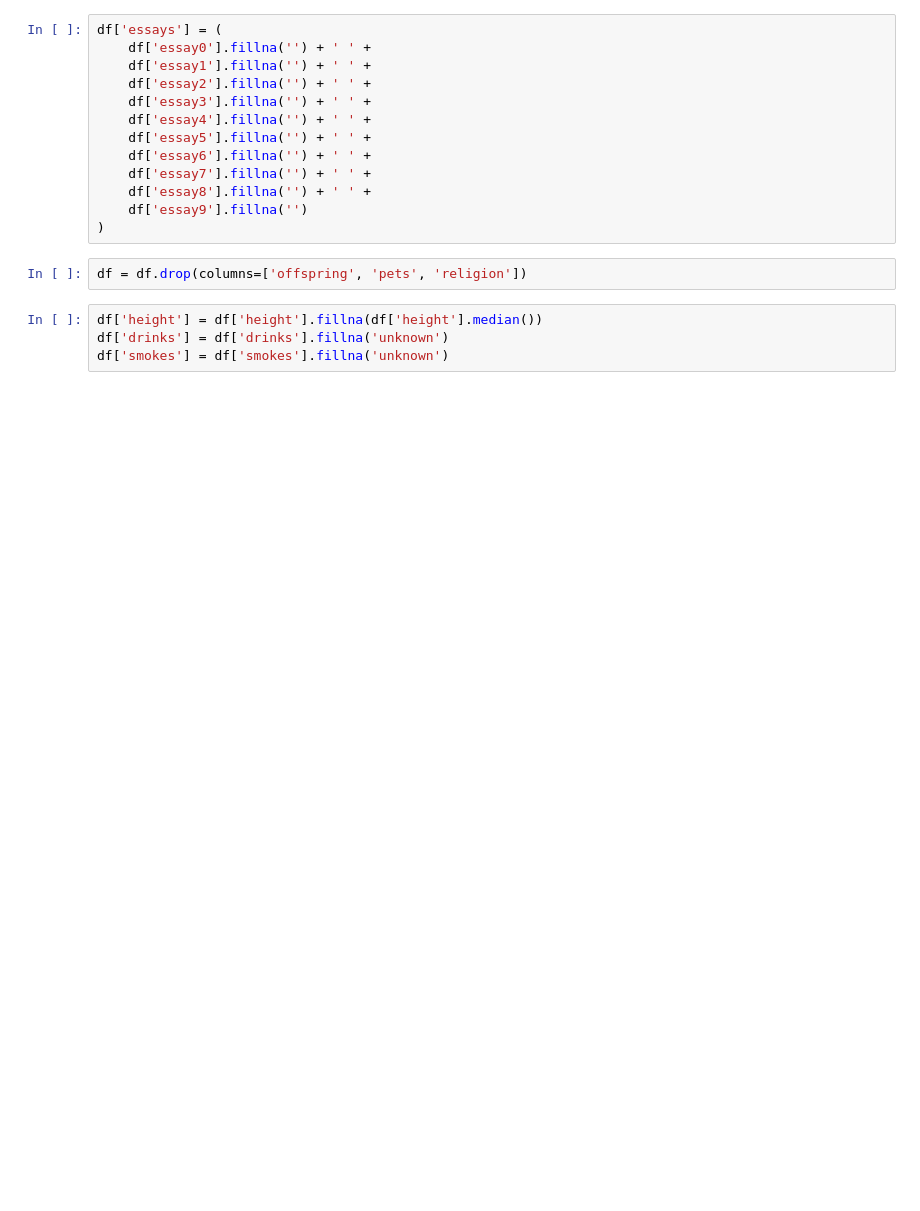
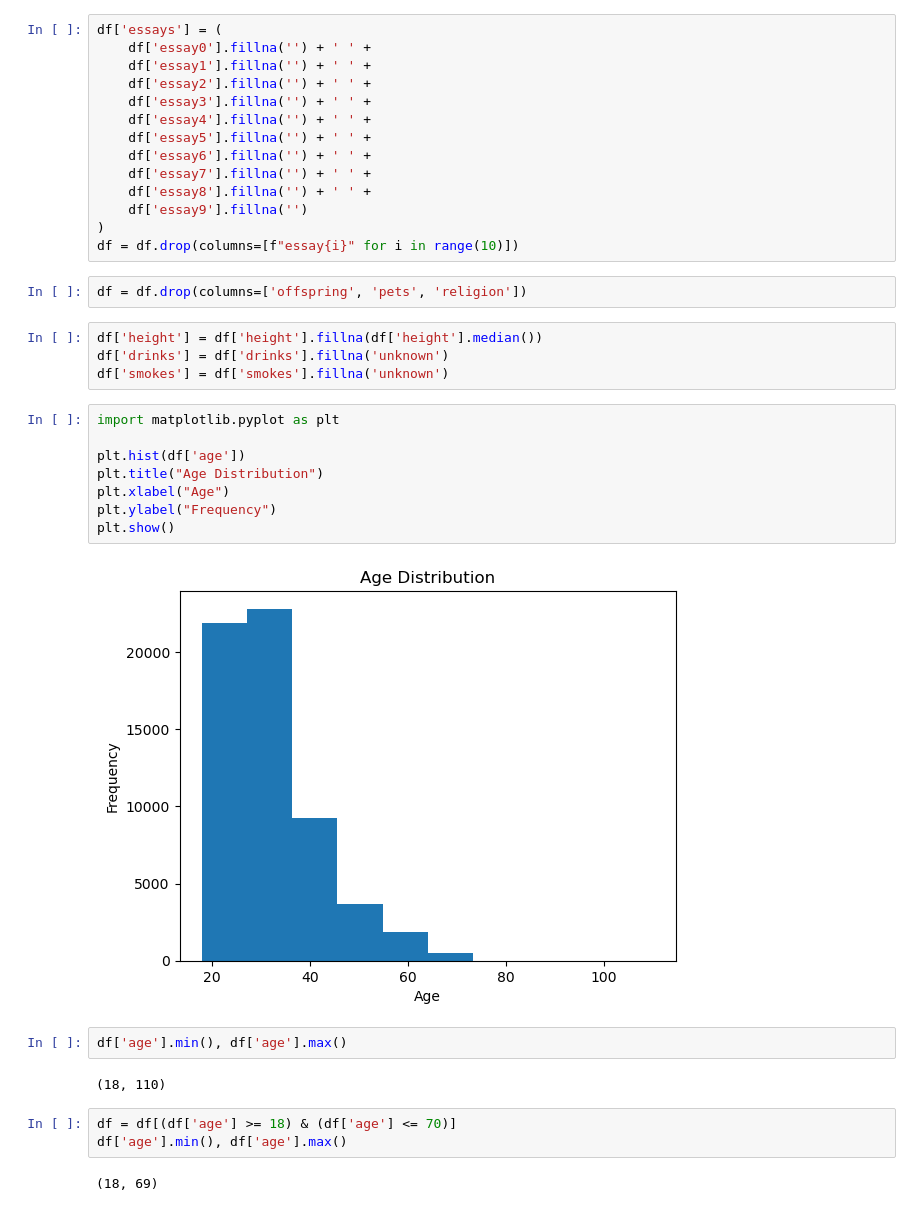
Before and after one commit to KhodorRifaii/MatchMakerAI, a Jupyter notebook: MatchMakerAI.ipynb, the cells around one changed output. Saved outputs shown, nothing was run; the diff lists cells and outputs as text; blank space fills up the shorter version.

```diff
--- a/MatchMakerAI.ipynb
+++ b/MatchMakerAI.ipynb
@@ -75,9 +75,29 @@ df['essays'] = (
     df['essay8'].fillna('') + ' ' +
     df['essay9'].fillna('')
 )
+df = df.drop(columns=[f"essay{i}" for i in range(10)])
 # %%
 df = df.drop(columns=['offspring', 'pets', 'religion'])
 # %%
 df['height'] = df['height'].fillna(df['height'].median())
 df['drinks'] = df['drinks'].fillna('unknown')
 df['smokes'] = df['smokes'].fillna('unknown')
+# %%
+import matplotlib.pyplot as plt
+
+plt.hist(df['age'])
+plt.title("Age Distribution")
+plt.xlabel("Age")
+plt.ylabel("Frequency")
+plt.show()
+# %% [output]
+[figure, added]
+# %%
+df['age'].min(), df['age'].max()
+# %% [output]
+(18, 110)
+# %%
+df = df[(df['age'] >= 18) & (df['age'] <= 70)]
+df['age'].min(), df['age'].max()
+# %% [output]
+(18, 69)
```
Also changed, not shown: parts of 5 cells of this notebook.
